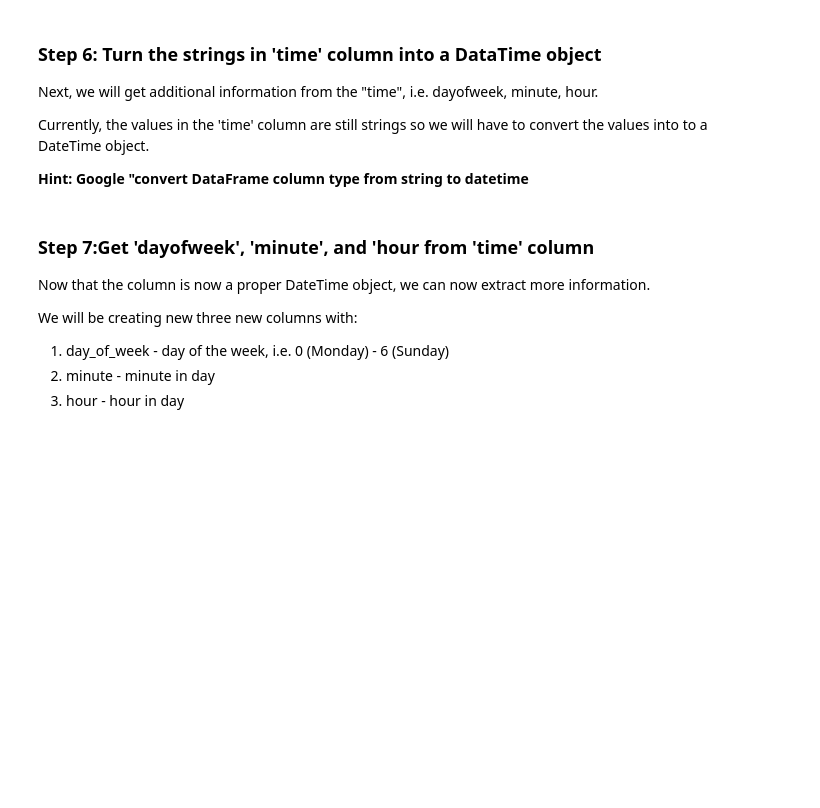
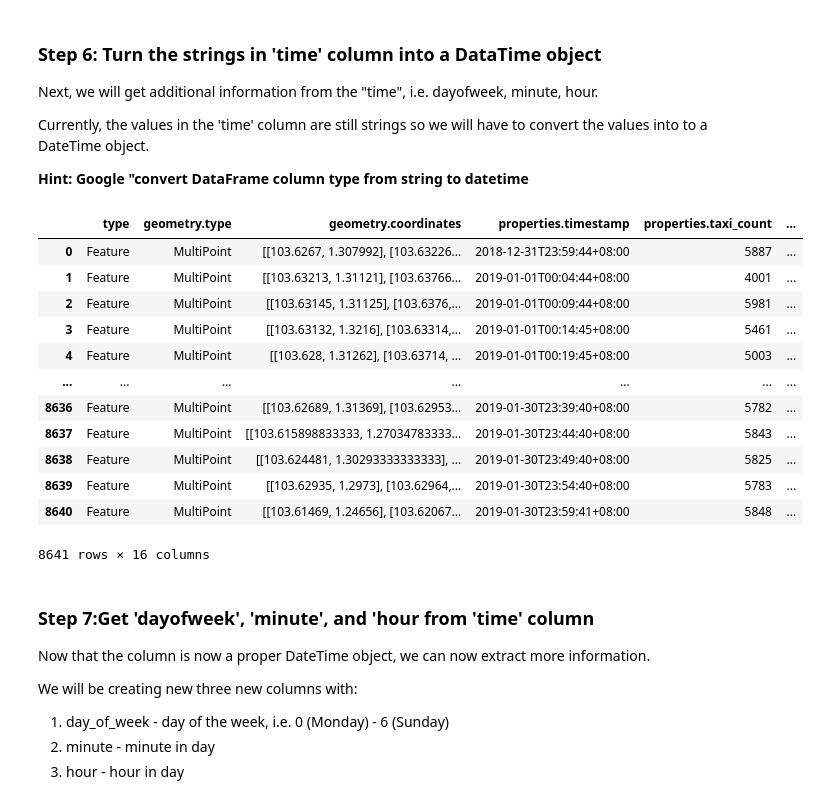
Before and after one commit to bryanongse/teamTeam, a Jupyter notebook: taxiavailability/Project Taxi Availability (Part II).ipynb, the cells around one changed output. Cells and saved outputs as stored; diff of their text form; code cells hidden in the pictures; blank space fills up the shorter version.

Commit message:
Data processing for taxi availability.

```diff
--- a/taxiavailability/Project Taxi Availability (Part II).ipynb
+++ b/taxiavailability/Project Taxi Availability (Part II).ipynb
@@ -45,3 +67,10 @@ You'll have to find a library and a function to do that, and <strong>apply</stro
 <strong>Hint 2: Google "use function on every row pandas"</strong>
 # %%
 # Step 4: Turn the values in 'geometry.coordinates' column into actual lists
+import ast
+from pandarallel import pandarallel
+pandarallel.initialize(nb_workers=16)
+
+fn = lambda x: ast.literal_eval(x)
+coords = df['geometry.coordinates'].parallel_apply(fn)
+coords.shape, len(coords[0]), len(coords[0][0])
@@ -73,3 +104,38 @@ Make sure your DataFrame has new columns that reflect the number of taxis availa
+# %%
+import numpy as np
+
+# Step 5: Sort the coordinates into the nine sectors
+sectors = [[] for _ in range(9)]
+
+for coord_list in coords:
+    if len(coord_list) == 0:
+        for i in range(len(sectors)):
+            sectors[i].append(0)
+        continue
+
+    coord_arr = np.array(coord_list)
+
+    cond = (coord_arr[:, 0] <= 103.77) & (coord_arr[:, 1] >= 1.37)
+    sectors[0].append(np.count_nonzero(cond))
+    cond = (103.77 < coord_arr[:, 0]) & (coord_arr[:, 0] <= 103.93) & (coord_arr[:, 1] >= 1.37)
+    sectors[1].append(np.count_nonzero(cond))
+    cond = (coord_arr[:, 0] > 103.93) & (coord_arr[:, 1] >= 1.37)
+    sectors[2].append(np.count_nonzero(cond))
+    cond = (coord_arr[:, 0] <= 103.77) & (1.26 <= coord_arr[:, 1]) & (coord_arr[:, 1] < 1.37)
+    sectors[3].append(np.count_nonzero(cond))
+    cond = (103.77 < coord_arr[:, 0]) & (coord_arr[:, 0] <= 103.93) & (1.26 <= coord_arr[:, 1]) & (coord_arr[:, 1] < 1.37)
+    sectors[4].append(np.count_nonzero(cond))
+    cond = (coord_arr[:, 0] > 103.93) & (1.26 <= coord_arr[:, 1]) & (coord_arr[:, 1] < 1.37)
+    sectors[5].append(np.count_nonzero(cond))
+    cond = (coord_arr[:, 0] <= 103.77) & (coord_arr[:, 1] < 1.26)
+    sectors[6].append(np.count_nonzero(cond))
+    cond = (103.77 < coord_arr[:, 0]) & (coord_arr[:, 0] <= 103.93) & (coord_arr[:, 1] < 1.26)
+    sectors[7].append(np.count_nonzero(cond))
+    cond = (coord_arr[:, 0] > 103.93) & (coord_arr[:, 1] < 1.26)
+    sectors[8].append(np.count_nonzero(cond))
+
+for i, sector in enumerate(sectors):
+    df[f'sector_count{i}'] = sector
 # %%
 # [Use this if you're really stuck] Step 5: Sort the coordinates into the nine sectors
 # declare nine empty lists
@@ -102,6 +168,22 @@ Currently, the values in the 'time' column are still strings so we will have to
 <strong>Hint: Google "convert DataFrame column type from string to datetime</strong>
 # %%
 # Step 6: convert the strings in "time" column into DateTime object
+df['time'] = pd.to_datetime(df['time'])
+df
+# %% [output]
+|  | type | geometry.type | geometry.coordinates | properties.timestamp | properties.taxi_count | ... |
+| 0 | Feature | MultiPoint | [[103.6267, 1.307992], [103.63226... | 2018-12-31T23:59:44+08:00 | 5887 | ... |
+| 1 | Feature | MultiPoint | [[103.63213, 1.31121], [103.63766... | 2019-01-01T00:04:44+08:00 | 4001 | ... |
+| 2 | Feature | MultiPoint | [[103.63145, 1.31125], [103.6376,... | 2019-01-01T00:09:44+08:00 | 5981 | ... |
+| 3 | Feature | MultiPoint | [[103.63132, 1.3216], [103.63314,... | 2019-01-01T00:14:45+08:00 | 5461 | ... |
+| 4 | Feature | MultiPoint | [[103.628, 1.31262], [103.63714, ... | 2019-01-01T00:19:45+08:00 | 5003 | ... |
+| ... | ... | ... | ... | ... | ... | ... |
+| 8636 | Feature | MultiPoint | [[103.62689, 1.31369], [103.62953... | 2019-01-30T23:39:40+08:00 | 5782 | ... |
+| 8637 | Feature | MultiPoint | [[103.615898833333, 1.27034783333... | 2019-01-30T23:44:40+08:00 | 5843 | ... |
+| 8638 | Feature | MultiPoint | [[103.624481, 1.30293333333333], ... | 2019-01-30T23:49:40+08:00 | 5825 | ... |
+| 8639 | Feature | MultiPoint | [[103.62935, 1.2973], [103.62964,... | 2019-01-30T23:54:40+08:00 | 5783 | ... |
+| 8640 | Feature | MultiPoint | [[103.61469, 1.24656], [103.62067... | 2019-01-30T23:59:41+08:00 | 5848 | ... |
+8641 rows × 16 columns
 # %% [markdown]
 ### Step 7:Get 'dayofweek', 'minute', and 'hour from 'time' column
 Now that the column is now a proper DateTime object, we can now extract more information.
```
Also changed, not shown: parts of 8 cells of this notebook.
